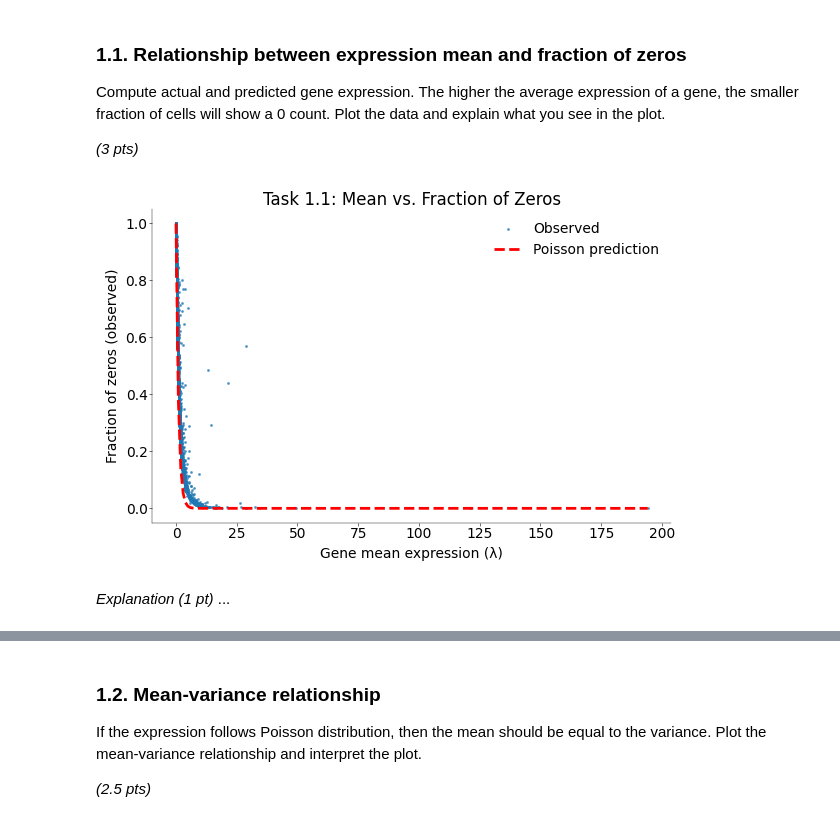
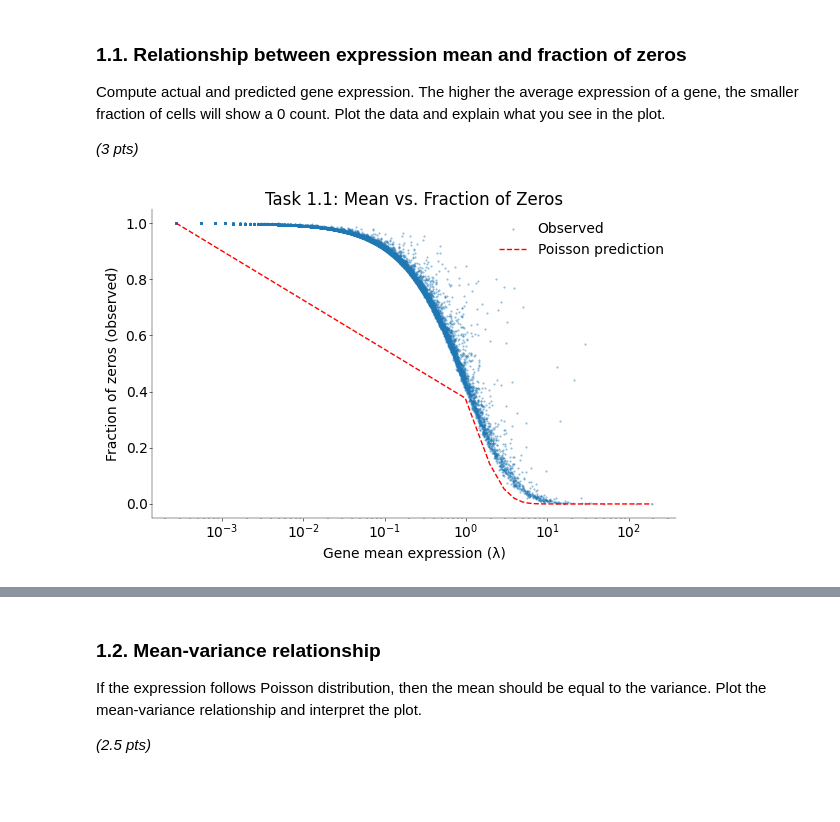
Before and after one commit to JuliusGrote/NDS_2025, a Jupyter notebook: notebooks/CodingLab7.ipynb, the cells around one changed output, grey strips where cells are left out. Cells and saved outputs as stored; diff of their text form; code cells hidden in the pictures; blank space fills up the shorter version.

```diff
--- a/notebooks/CodingLab7.ipynb
+++ b/notebooks/CodingLab7.ipynb
@@ -174,22 +174,20 @@ gene_frac_zeros_pred = np.exp(-gene_means)
 # %%
 # --------------------------------------------------
 # plot the data and the Poisson prediction (1 pt)
 # --------------------------------------------------
 
 plt.figure(figsize=(6, 4))
-plt.scatter(gene_means, gene_frac_zeros, s=5, alpha=0.6, label="Observed")
+plt.scatter(gene_means, gene_frac_zeros, s=1, alpha=0.5, label="Observed")
 
 lambda_vals = np.linspace(gene_means.min(), gene_means.max(), 200)
-plt.plot(lambda_vals, np.exp(-lambda_vals), "r--", lw=2, label="Poisson prediction")
+plt.plot(lambda_vals, np.exp(-lambda_vals), "r--", lw=1, label="Poisson prediction")
 
 plt.xlabel("Gene mean expression (λ)")
 plt.ylabel("Fraction of zeros (observed)")
 plt.title("Task 1.1: Mean vs. Fraction of Zeros")
+plt.xscale("log")
 plt.legend()
 plt.tight_layout()
 plt.show()
 # %% [output]
-[figure, old version]
+[figure, new version]
-# %% [markdown]
-_Explanation (1 pt)_
-...
```
Also changed, not shown: parts of 16 cells of this notebook, 1 other file.
